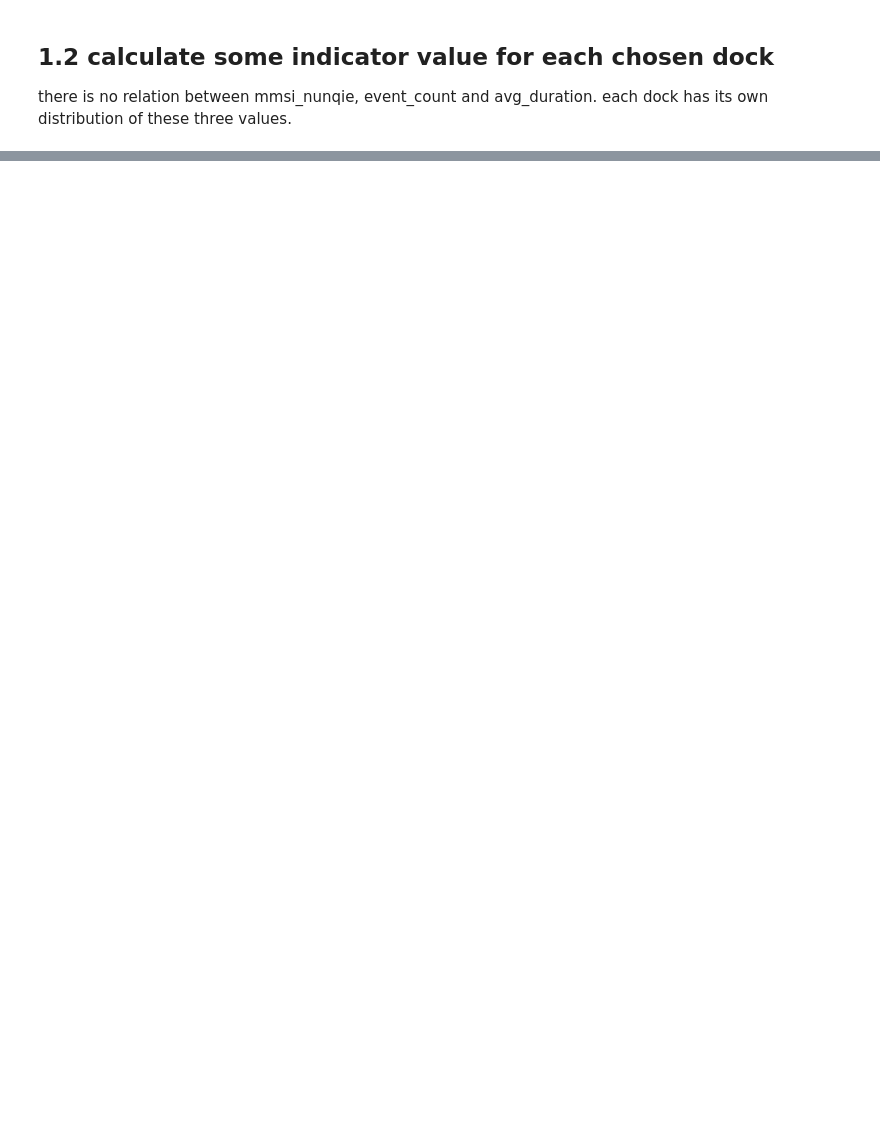
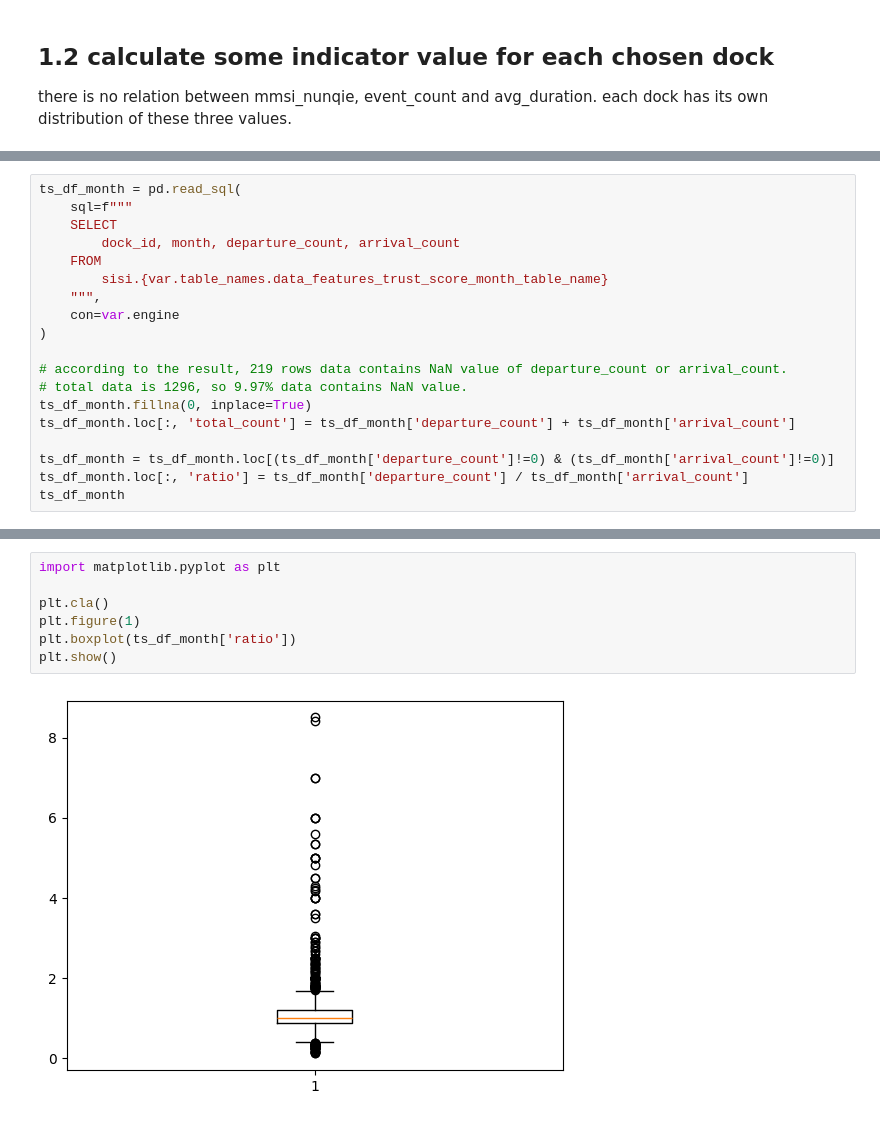
Before and after one commit to jiayuqiu/sisi, a Jupyter notebook: core/notebooks/trust_score.ipynb, the cells around one changed output, grey strips where cells are left out. Cells and saved outputs as stored; diff of their text form; blank space fills up the shorter version.

```diff
--- a/core/notebooks/trust_score.ipynb
+++ b/core/notebooks/trust_score.ipynb
@@ -285,0 +312,19 @@ cluster_id: 4, avg density: 1.0
+# %%
+ts_df_month = pd.read_sql(
+    sql=f"""
+    SELECT
+        dock_id, month, departure_count, arrival_count
+    FROM
+        sisi.{var.table_names.data_features_trust_score_month_table_name}
+    """,
+    con=var.engine
+)
+
+# according to the result, 219 rows data contains NaN value of departure_count or arrival_count.
+# total data is 1296, so 9.97% data contains NaN value.
+ts_df_month.fillna(0, inplace=True)
+ts_df_month.loc[:, 'total_count'] = ts_df_month['departure_count'] + ts_df_month['arrival_count']
+
+ts_df_month = ts_df_month.loc[(ts_df_month['departure_count']!=0) & (ts_df_month['arrival_count']!=0)]
+ts_df_month.loc[:, 'ratio'] = ts_df_month['departure_count'] / ts_df_month['arrival_count']
+ts_df_month
@@ -285,0 +345,9 @@ cluster_id: 4, avg density: 1.0
+# %%
+import matplotlib.pyplot as plt
+
+plt.cla()
+plt.figure(1)
+plt.boxplot(ts_df_month['ratio'])
+plt.show()
+# %% [output]
+[figure, added]
```
Also changed, not shown: parts of 17 cells of this notebook, 1 other file.
